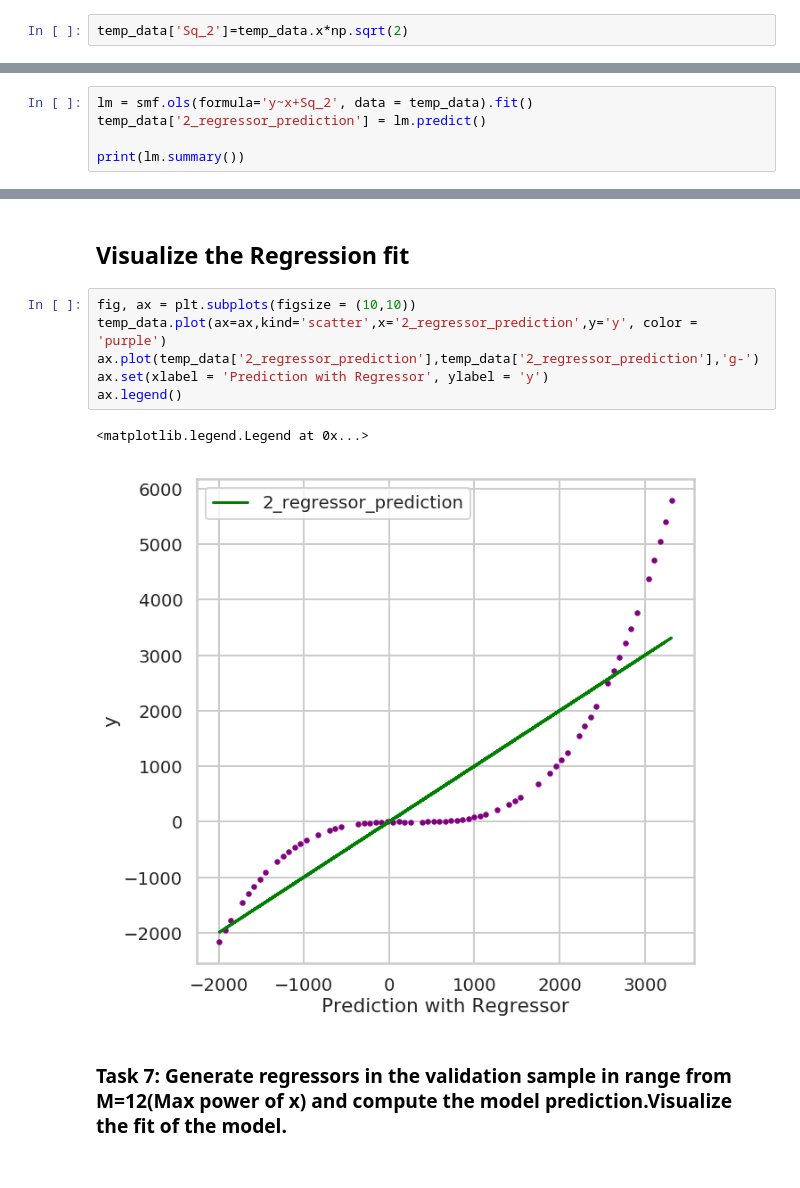
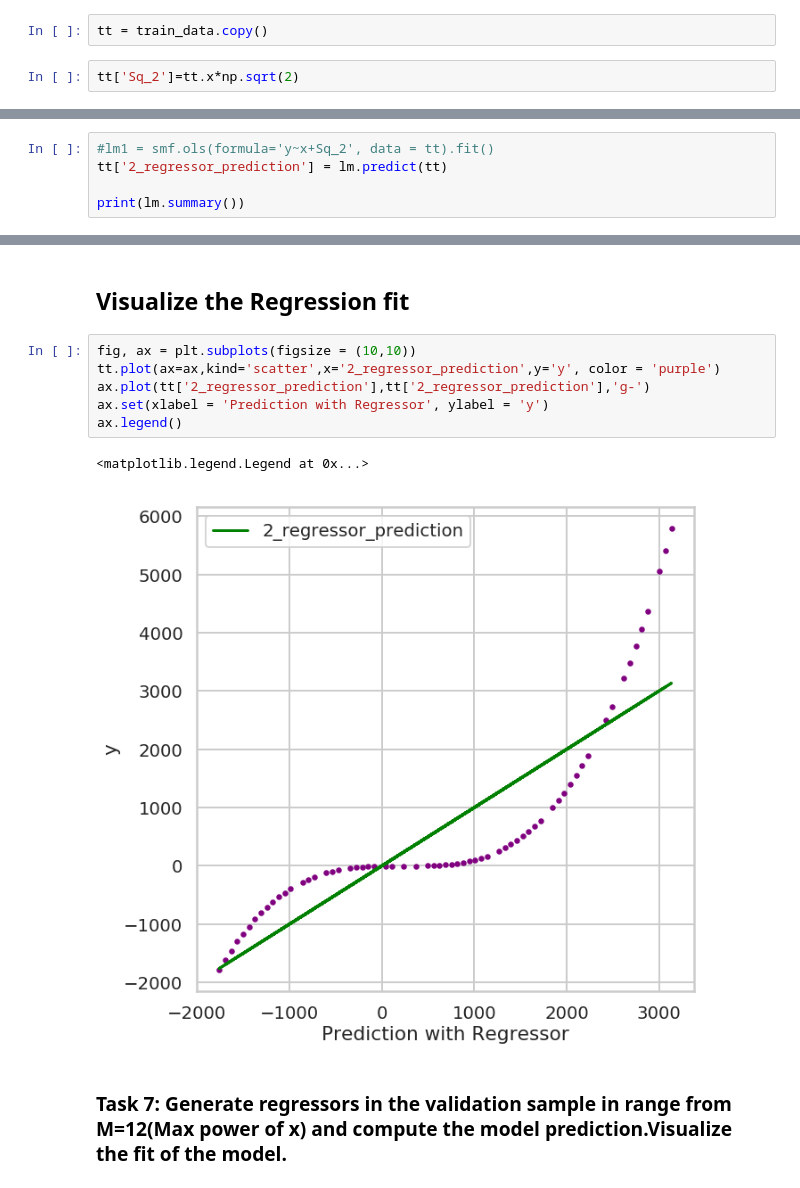
Before and after one commit to pratikwatwani/Applied-Data-Science, a Jupyter notebook: Session 02/Linear_Regression_w_Polynomials_and_Scaling.ipynb, the cells around one changed output, grey strips where cells are left out. Saved outputs shown, nothing was run; the diff lists cells and outputs as text.

```diff
--- a/Session 02/Linear_Regression_w_Polynomials_and_Scaling.ipynb
+++ b/Session 02/Linear_Regression_w_Polynomials_and_Scaling.ipynb
@@ -97,15 +97,17 @@ ax.legend()
 ### Task 5: Try to introduce another regressor variable if you think that linear model was not apt for this.
 # %% [markdown]
 ## Introducing a Square Root regressor variable
+# %%
+tt = train_data.copy()
 # %%
-temp_data['Sq_2']=temp_data.x*np.sqrt(2)
+tt['Sq_2']=tt.x*np.sqrt(2)
 # %% [markdown]
 ### Task 6: Fit a regression model to it,now with 2 regressor variables and also visualize the results
 # %% [markdown]
 ## Regression fit to 'x' and 'Square root x'
 # %%
-lm = smf.ols(formula='y~x+Sq_2', data = temp_data).fit()
-temp_data['2_regressor_prediction'] = lm.predict()
+#lm1 = smf.ols(formula='y~x+Sq_2', data = tt).fit()
+tt['2_regressor_prediction'] = lm.predict(tt)
 
 print(lm.summary())
 # %% [output]
@@ -130,13 +132,13 @@ strong multicollinearity problems or that the design matrix is singular.
 ## Visualize the Regression fit
 # %%
 fig, ax = plt.subplots(figsize = (10,10))
-temp_data.plot(ax=ax,kind='scatter',x='2_regressor_prediction',y='y', color = 'purple')
-ax.plot(temp_data['2_regressor_prediction'],temp_data['2_regressor_prediction'],'g-')
+tt.plot(ax=ax,kind='scatter',x='2_regressor_prediction',y='y', color = 'purple')
+ax.plot(tt['2_regressor_prediction'],tt['2_regressor_prediction'],'g-')
 ax.set(xlabel = 'Prediction with Regressor', ylabel = 'y')
 ax.legend()
 # %% [output]
 <matplotlib.legend.Legend at 0x...>
-[figure, old version]
+[figure, new version]
 # %% [markdown]
 ### Task 7: Generate regressors in the validation sample in range from M=12(Max power of x) and compute the model prediction.Visualize the fit of the model.
 # %% [markdown]
```
Also changed, not shown: parts of 27 cells of this notebook.
